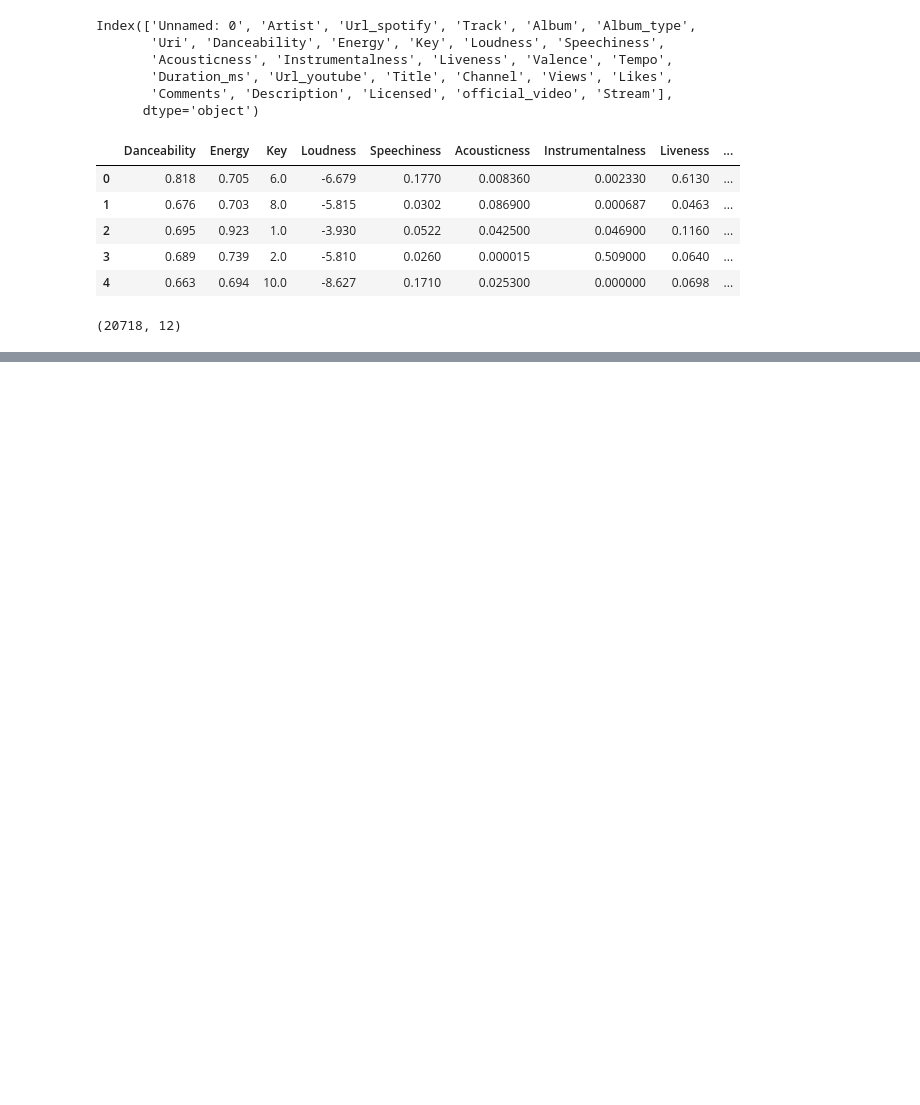
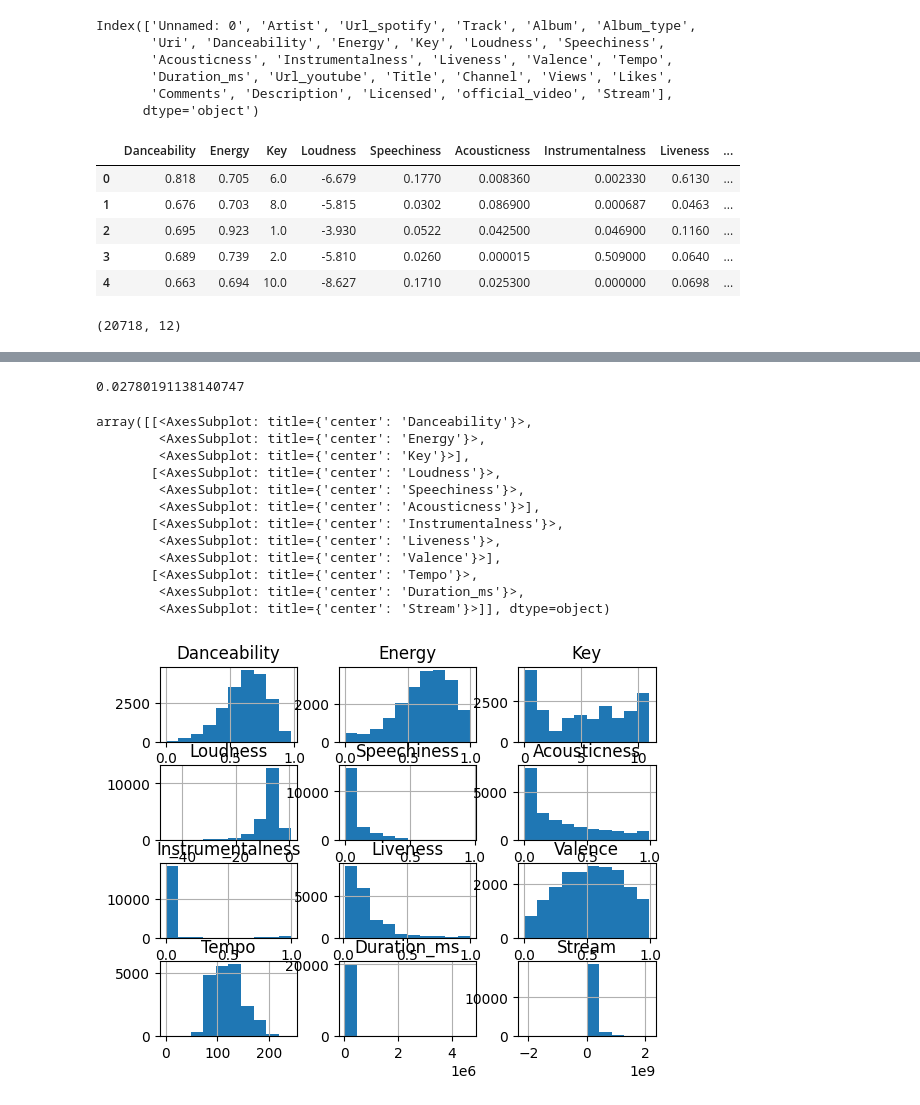
Before and after one commit to mp4402/pythonPrograms, a Jupyter notebook: machineLearningModels2023/proyectoFinal/proyecto.ipynb, the cells around one changed output, grey strips where cells are left out. Cells and saved outputs as stored; diff of their text form; code cells hidden in the pictures; blank space fills up the shorter version.

```diff
--- a/machineLearningModels2023/proyectoFinal/proyecto.ipynb
+++ b/machineLearningModels2023/proyectoFinal/proyecto.ipynb
@@ -44,0 +108,27 @@ df.shape
+# %%
+dataNa = df.isna().sum()
+dataNa[11]/df.shape[0]
+# %% [output]
+0.02780191138140747
+# %%
+# Porcentaje de la data que es NA, por ser un 2% del total de las observaciones, por ello decido eliminarla
+df = df.dropna()
+# %%
+#Cambio la columna Stream a int porque el número de Streams debe ser un entero y para poder ver el número completo
+df['Stream'] = df['Stream'].astype('int')
+# %%
+df.hist()
+# %% [output]
+array([[<AxesSubplot: title={'center': 'Danceability'}>,
+        <AxesSubplot: title={'center': 'Energy'}>,
+        <AxesSubplot: title={'center': 'Key'}>],
+       [<AxesSubplot: title={'center': 'Loudness'}>,
+        <AxesSubplot: title={'center': 'Speechiness'}>,
+        <AxesSubplot: title={'center': 'Acousticness'}>],
+       [<AxesSubplot: title={'center': 'Instrumentalness'}>,
+        <AxesSubplot: title={'center': 'Liveness'}>,
+        <AxesSubplot: title={'center': 'Valence'}>],
+       [<AxesSubplot: title={'center': 'Tempo'}>,
+        <AxesSubplot: title={'center': 'Duration_ms'}>,
+        <AxesSubplot: title={'center': 'Stream'}>]], dtype=object)
+[figure, added]
```
Also changed, not shown: parts of 28 cells of this notebook.
